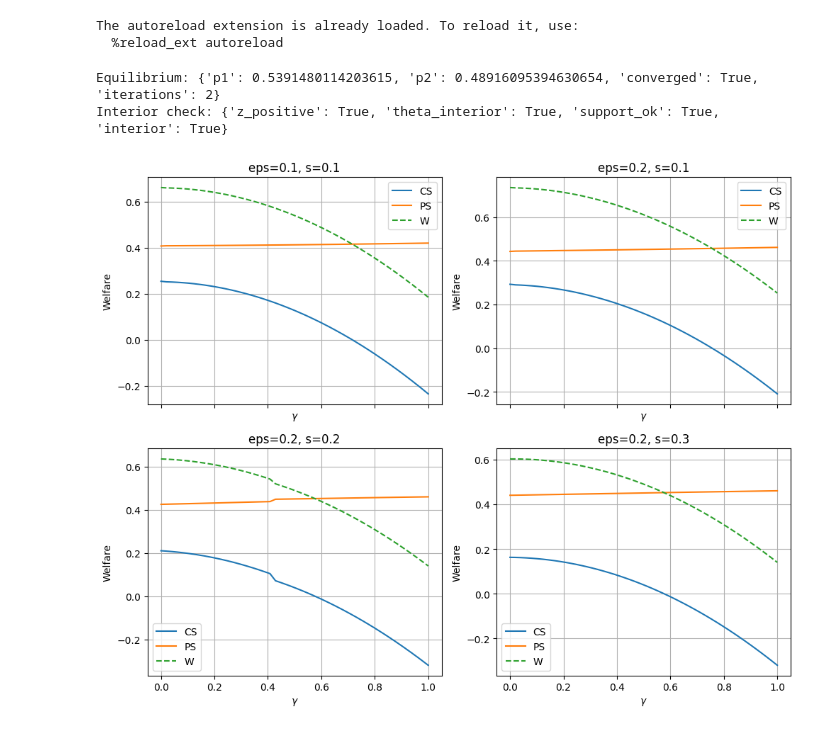
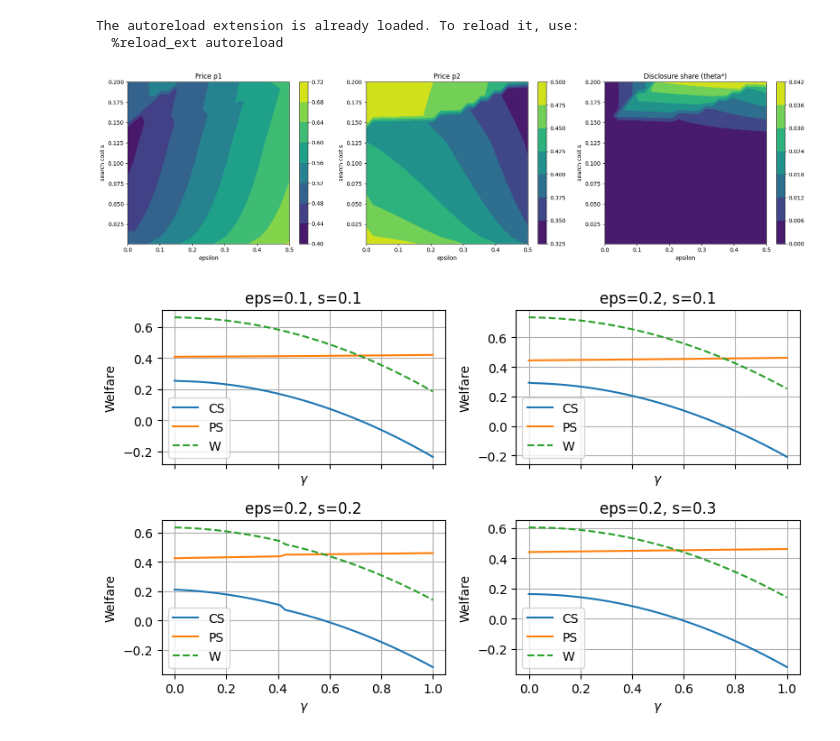
Before and after one commit to lkh927/masters2026, a Jupyter notebook: Model.ipynb, the cells around one changed output. Saved outputs shown, nothing was run; the diff lists cells and outputs as text; code cells hidden in the pictures.

```diff
--- a/Model.ipynb
+++ b/Model.ipynb
@@ -15,23 +16,10 @@ from scipy.optimize import minimize_scalar
 # %% [output]
 The autoreload extension is already loaded. To reload it, use:
   %reload_ext autoreload
-# %%
-eps = 0.1
-s = 0.2
-gamma = 0.2
-sol = model.solve_equilibrium_o(eps, s, gamma)
-
-print("Equilibrium:", sol)
-
-check = model.check_interior(sol["p1"], sol["p2"], eps, s, gamma)
-
-print("Interior check:", check)
-# %% [output]
-Equilibrium: {'p1': 0.5391480114203615, 'p2': 0.48916095394630654, 'converged': True, 'iterations': 2}
-Interior check: {'z_positive': True, 'theta_interior': True, 'support_ok': True, 'interior': True}
 # %%
 eps_grid = np.linspace(0.0, 0.5, 25)   # preference strength
-s_grid   = np.linspace(0.001, 0.25, 25) # search cost (avoid 0 exactly)
+s_grid   = np.linspace(0.001, 0.2, 25) # search cost (avoid 0 exactly)
+gamma = 0
 results = []
 # %%
 prev_p1, prev_p2 = 0.5, 0.5
@@ -80,5 +68,26 @@ p1_mat = df.pivot(index="s", columns="eps", values="p1")
 p2_mat = df.pivot(index="s", columns="eps", values="p2")
 theta_mat = df.pivot(index="s", columns="eps", values="theta")
 interior_mat = df.pivot(index="s", columns="eps", values="interior")
+# %%
+fig, ax = plt.subplots(1, 3, figsize=(18, 5))
+ax[0].contourf(eps_grid, s_grid, p1_mat.values)
+ax[0].set_title("Price p1")
+ax[0].set_xlabel("epsilon")
+ax[0].set_ylabel("search cost s")
+ax[1].contourf(eps_grid, s_grid, p2_mat.values)
+ax[1].set_title("Price p2")
+ax[1].set_xlabel("epsilon")
+ax[1].set_ylabel("search cost s")
+ax[2].contourf(eps_grid, s_grid, theta_mat.values)
+ax[2].set_title("Disclosure share (theta*)")
+ax[2].set_xlabel("epsilon")
+ax[2].set_ylabel("search cost s")
+fig.colorbar(ax[0].collections[0], ax=ax[0])
+fig.colorbar(ax[1].collections[0], ax=ax[1])
+fig.colorbar(ax[2].collections[0], ax=ax[2])
+plt.tight_layout()
+plt.show()
+# %% [output]
+[figure, added]
 # %%
 # Define parameter cases #
@@ -92,23 +100,23 @@ cases = [
     (0.2, 0.3)
 ]
 # %%
-fig, axes = plt.subplots(2, 2, figsize=(10, 8), sharex=True)
+fig, axes = plt.subplots(2, 2, figsize=(8, 5), sharex=True)
 
 for ax, (eps, s) in zip(axes.flatten(), cases):
 
     p1, p2, pi1, pi2, theta, CS, PS, W = model.compute_equilibrium_path(eps, s, gamma_grid)
     ax.plot(gamma_grid, CS, label="CS")
     ax.plot(gamma_grid, PS, label="PS")
     ax.plot(gamma_grid, W, linestyle="--", label="W")
 
     ax.set_title(f"eps={eps}, s={s}")
     ax.set_xlabel(r"$\gamma$")
     ax.set_ylabel("Welfare")
     ax.legend()
     ax.grid(True)
 
 plt.tight_layout()
 plt.show()
 # %% [output]
-[figure, old version]
+[figure, new version]
 # %%
```
Also changed, not shown: parts of 9 cells of this notebook, 2 other files.
